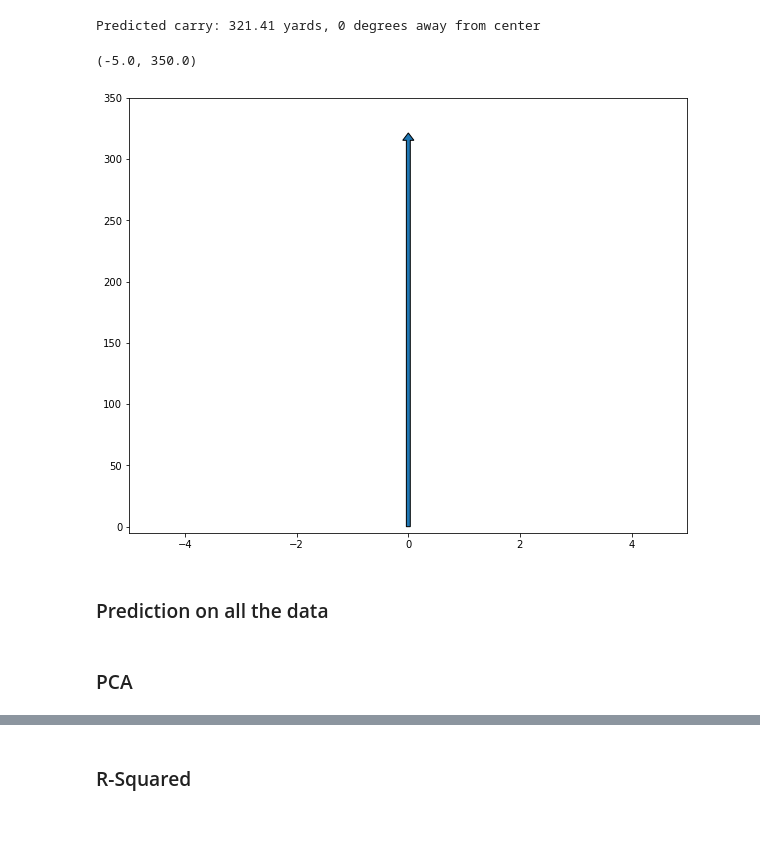
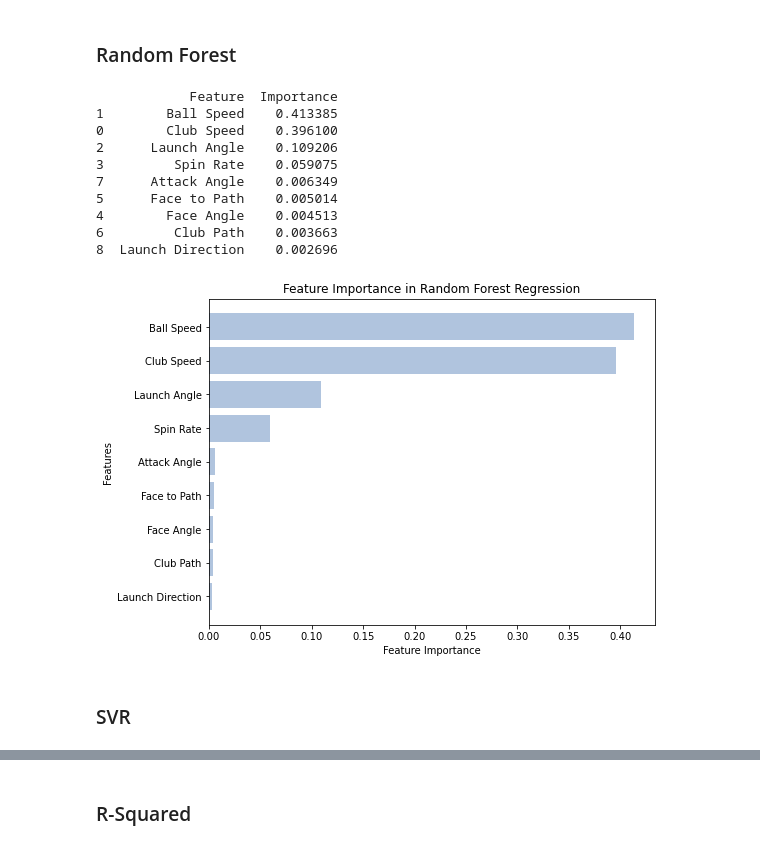
Before and after one commit to ericaking1/golfanalytics, a Jupyter notebook: golfanalytics.ipynb, the cells around one changed output, grey strips where cells are left out. Drawn from its saved outputs; the diff is of its cells as text; code cells hidden in the pictures.

```diff
--- a/golfanalytics.ipynb
+++ b/golfanalytics.ipynb
@@ -5,10 +5,10 @@ import matplotlib.pyplot as plt
 import pandas as pd
 # %%
 df = pd.read_csv('GGXY.csv')
-df = df[['Club','Ball Speed (MPH)','Launch Angle (Deg)','Face Angle (Deg)','Face to Path (Deg)', 'Carry (Yds)']] #only keep key metrics
 
 #remove rows without data
 df.replace('-',np.nan,inplace=True)
 df.dropna(inplace=True)
 
-display(df)
+X = df.drop(['Club','Carry'],axis=1).astype(float) #only keep key metrics
+y = df['Carry'].astype(float)
@@ -65,25 +14,0 @@ def final(distance, degrees):
-# %%
-ex_faceangle = 0
-ex_face2path = 2 #assume a little fade
-ex_ballspeed = 180 #mph
-ex_launchangle = 12 #degrees
-
-ex_distance = distance(ex_ballspeed,ex_launchangle)
-ex_direction = direction(ex_faceangle,ex_face2path)
-
-ex_final = final(ex_distance,ex_direction)
-print(f'Predicted carry: {ex_final:.2f} yards, {ex_direction} degrees away from center')
-# %% [output]
-Predicted carry: 321.41 yards, 0 degrees away from center
-# %%
-direction_yards = math.sqrt(ex_final**2 - ex_distance**2)
-
-plt.figure(figsize=(10,8))
-plt.arrow(0,0, direction_yards, ex_distance, width = 0.07, head_width=0.2, head_length = 6, length_includes_head = True)
-plt.xlim(-5,5)
-plt.ylim(-5,350)
-# %% [output]
-(-5.0, 350.0)
-[figure, removed]
-# %% [markdown]
-### Prediction on all the data
@@ -110,2 +15,39 @@ def predict(data,index):
+# %% [markdown]
+### Random Forest
+# %%
+from sklearn.model_selection import train_test_split
+from sklearn.ensemble import RandomForestRegressor
+
+#train-test split
+X_train, X_test, y_train, y_test = train_test_split(X, y, test_size=0.2, random_state=500)
+
+#standard random forest regressor
+rf_model = RandomForestRegressor(random_state=42, n_estimators=100)
+rf_model.fit(X_train, y_train)
+y_pred = rf_model.predict(X_test)
+
+#importances
+feature_importances = pd.DataFrame({'Feature': X.columns,'Importance': rf_model.feature_importances_}).sort_values(by='Importance', ascending=False)
+print(feature_importances)
+
+plt.figure(figsize=(8, 6))
+plt.barh(feature_importances['Feature'], feature_importances['Importance'], color='lightsteelblue')
+plt.xlabel('Feature Importance')
+plt.ylabel('Features')
+plt.title('Feature Importance in Random Forest Regression')
+plt.gca().invert_yaxis()  # Invert y-axis for better readability
+plt.show()
+# %% [output]
+            Feature  Importance
+1        Ball Speed    0.413385
+0        Club Speed    0.396100
+2      Launch Angle    0.109206
+3         Spin Rate    0.059075
+7      Attack Angle    0.006349
+5      Face to Path    0.005014
+4        Face Angle    0.004513
+6         Club Path    0.003663
+8  Launch Direction    0.002696
+[figure, added]
 # %% [markdown]
-### PCA
+### SVR
```
Also changed, not shown: parts of 21 cells of this notebook.
